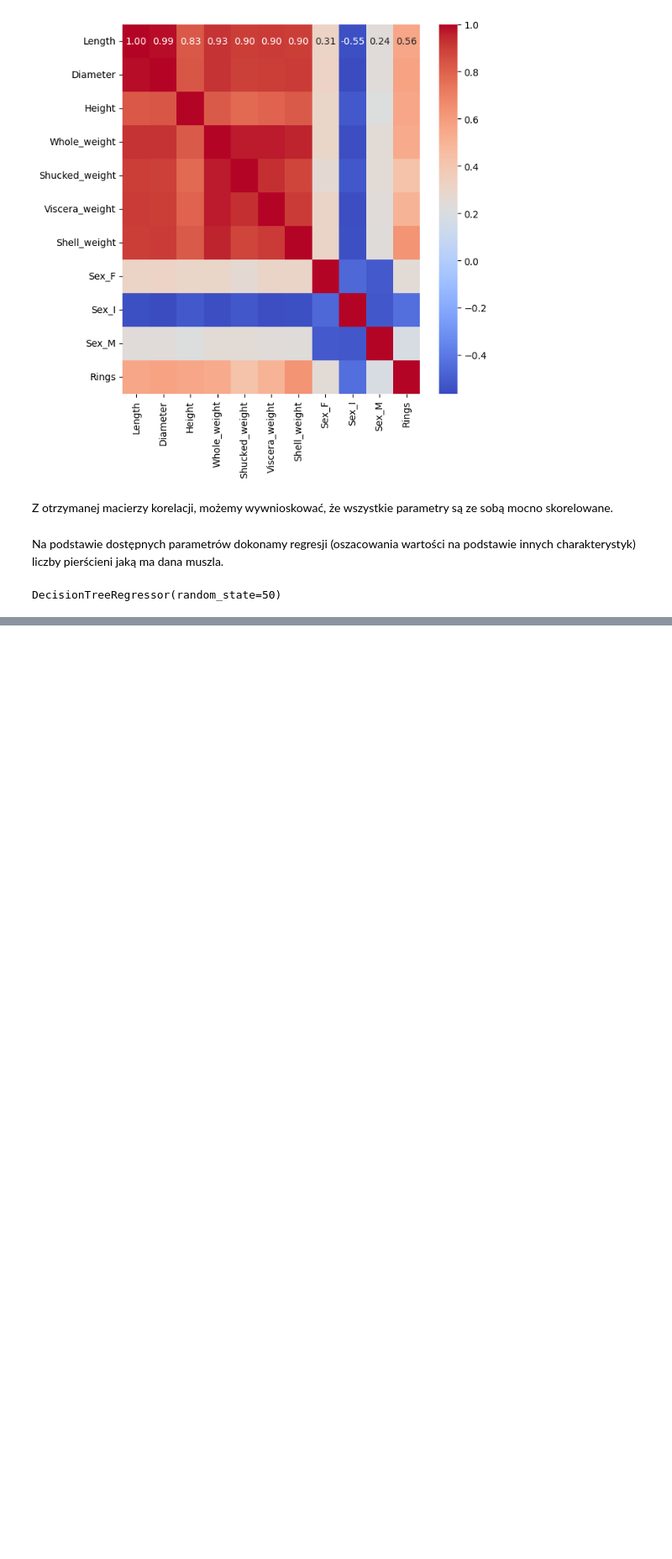
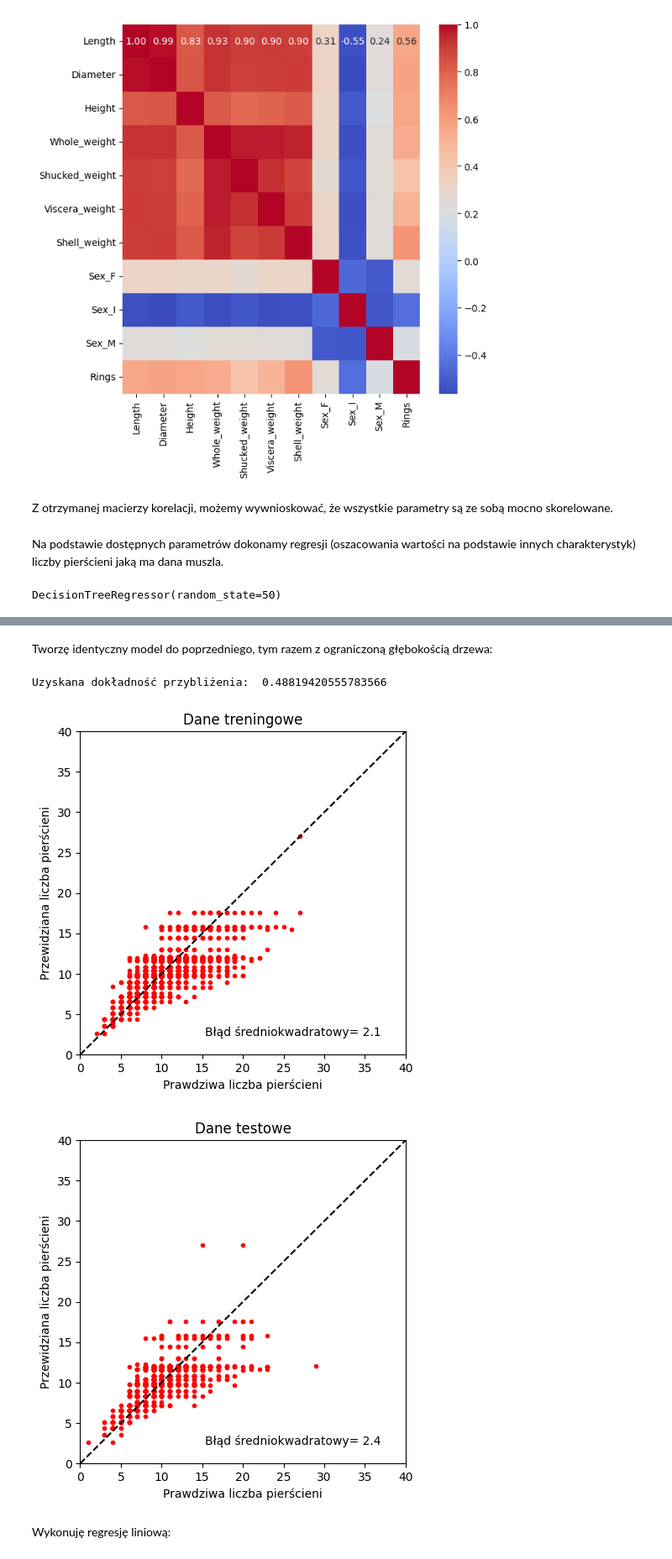
Before and after one commit to gszp1/Data_Analysis, a Jupyter notebook: Projekt2.ipynb, the cells around one changed output, grey strips where cells are left out. Shown: that part at 84% size. Saved outputs shown, nothing was run; the diff lists cells and outputs as text; code cells hidden in the pictures; blank space fills up the shorter version.

```diff
--- a/Projekt2.ipynb
+++ b/Projekt2.ipynb
@@ -112,0 +106,16 @@ plot_regression_result(y_test, y_test_pred, 'Dane testowe')
+# %% [markdown]
+Tworzę identyczny model do poprzedniego, tym razem z ograniczoną głębokością drzewa:
+# %%
+model = DecisionTreeRegressor(max_depth=5)
+model.fit(X_train, y_train)
+y_test_pred = model.predict(X_test)
+y_train_pred = model.predict(X_train)
+print('Uzyskana dokładność przybliżenia: ', model.score(X_test, y_test))
+plot_regression_result(y_train, y_train_pred, 'Dane treningowe')
+plot_regression_result(y_test, y_test_pred, 'Dane testowe')
+# %% [output]
+Uzyskana dokładność przybliżenia:  0.48819420555783566
+[figure, added]
+[figure, added]
+# %% [markdown]
+Wykonuję regresję liniową:
```
Also changed, not shown: parts of 23 cells of this notebook.
